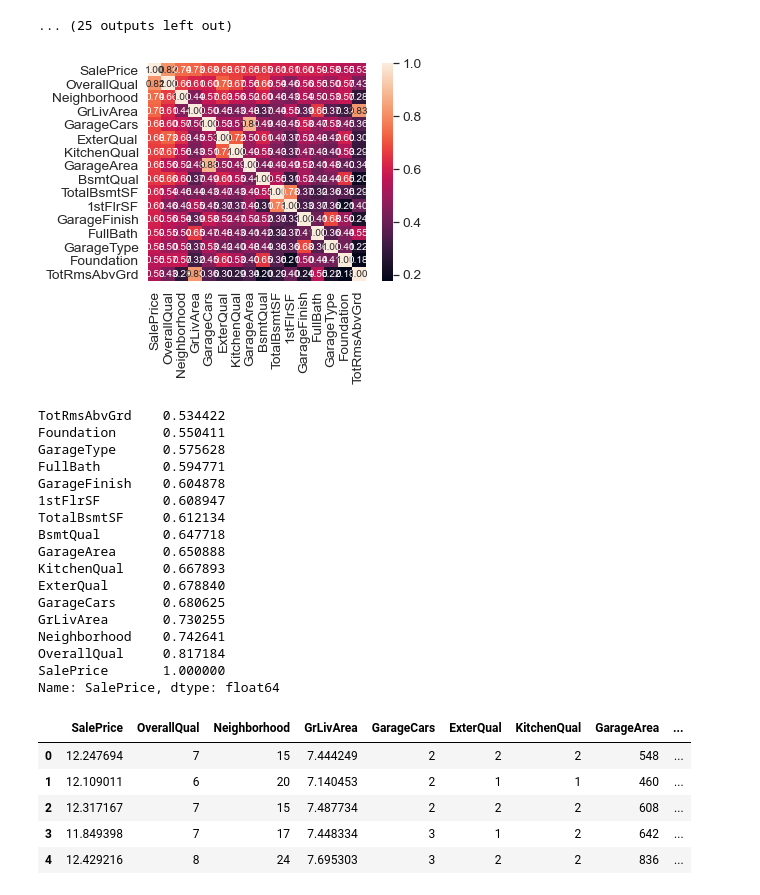
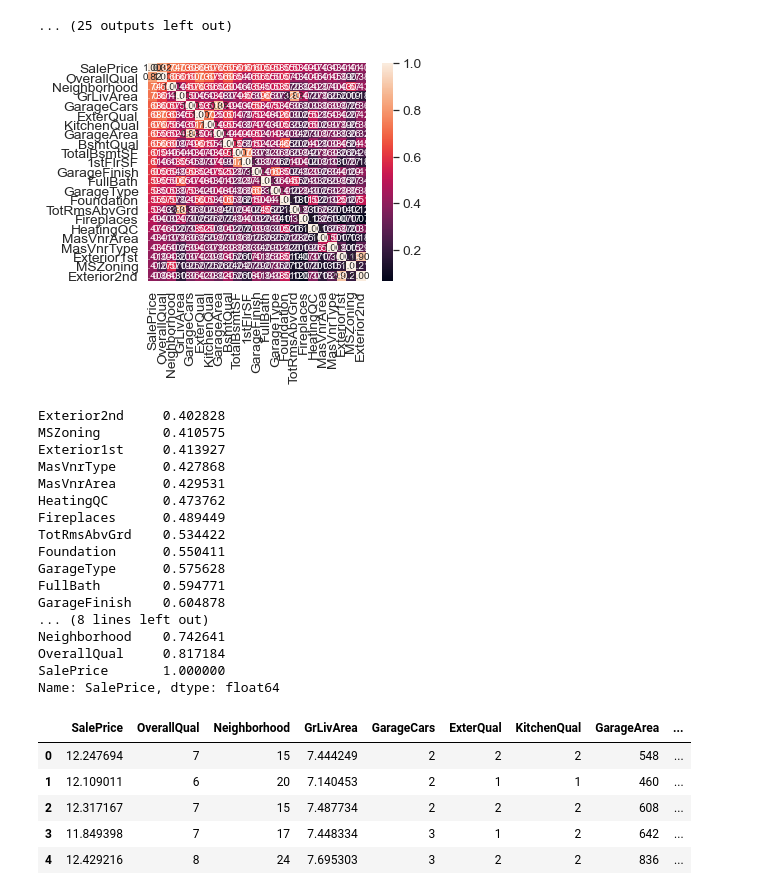
Before and after one commit to manthanpatel98/House-Price-Prediction, a Jupyter notebook: House-Price-Prediction.ipynb, the cells around one changed output. Drawn from its saved outputs; the diff is of its cells as text; code cells hidden in the pictures.

```diff
--- a/House-Price-Prediction.ipynb
+++ b/House-Price-Prediction.ipynb
@@ -239,30 +239,30 @@ for feature in num_col:
 # %%
 import seaborn as sns
 corrmat = dataset.corr()
-k = 16
+k = 23
 cols = corrmat.nlargest(k, 'SalePrice')['SalePrice'].index
 cm = np.corrcoef(dataset[cols].values.T)
 sns.set(font_scale=1.25)
 hm = sns.heatmap(cm, cbar=True, annot=True, square=True, fmt='.2f', annot_kws={'size': 10}, yticklabels=cols.values, xticklabels=cols.values)
 plt.show()
 # %% [output]
-[figure, old version]
+[figure, new version]
 # %%
 corrmat.nlargest(k, 'SalePrice')['SalePrice'].sort_values()
 # %% [output]
+Exterior2nd     0.402828
+MSZoning        0.410575
+Exterior1st     0.413927
+MasVnrType      0.427868
+MasVnrArea      0.429531
+HeatingQC       0.473762
+Fireplaces      0.489449
 TotRmsAbvGrd    0.534422
 Foundation      0.550411
 GarageType      0.575628
 FullBath        0.594771
 GarageFinish    0.604878
-1stFlrSF        0.608947
-TotalBsmtSF     0.612134
-BsmtQual        0.647718
-GarageArea      0.650888
-KitchenQual     0.667893
-ExterQual       0.678840
-GarageCars      0.680625
-GrLivArea       0.730255
+... (8 lines left out)
 Neighborhood    0.742641
 OverallQual     0.817184
 SalePrice       1.000000
```
Also changed, not shown: parts of 30 cells of this notebook.
